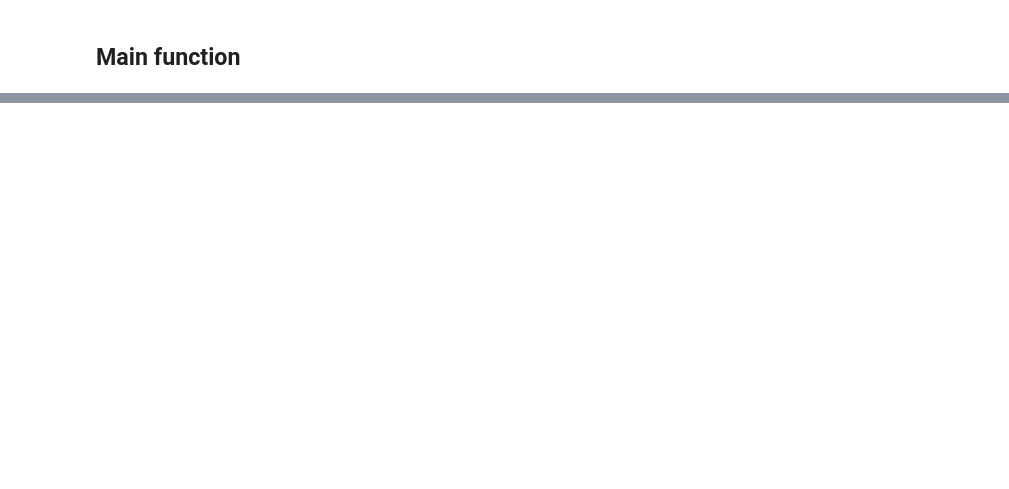
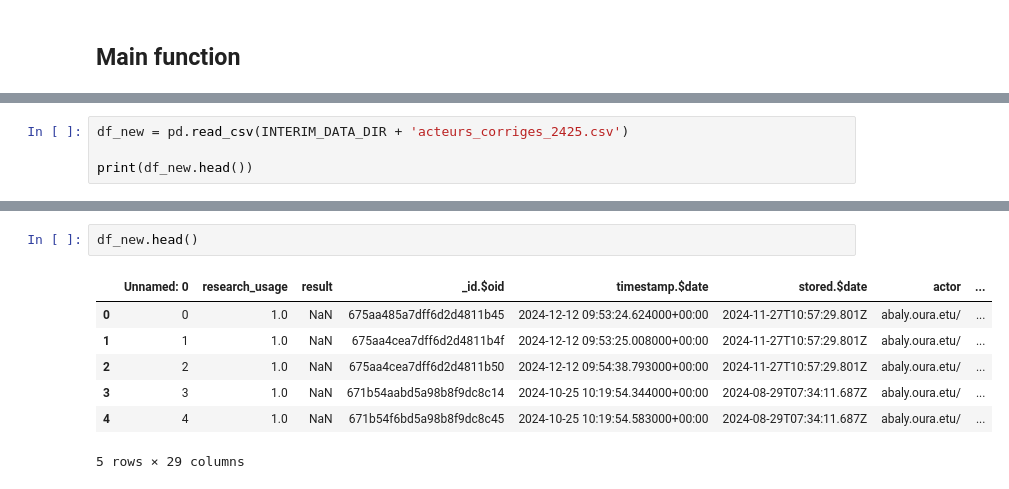
Before and after one commit to sana-mirahsani/ApprentissagePython-Tests, a Jupyter notebook: New src/notebooks/nettoyage_actuer_2425.ipynb, the cells around one changed output, grey strips where cells are left out. Drawn from its saved outputs; the diff is of its cells as text; blank space fills up the shorter version.

```diff
--- a/New src/notebooks/nettoyage_actuer_2425.ipynb
+++ b/New src/notebooks/nettoyage_actuer_2425.ipynb
@@ -216,0 +246,4 @@ The total number of not matching : 30
+# %%
+df_new = pd.read_csv(INTERIM_DATA_DIR + 'acteurs_corriges_2425.csv')
+
+print(df_new.head())
@@ -216,0 +268,10 @@ The total number of not matching : 30
+# %%
+df_new.head()
+# %% [output]
+|  | Unnamed: 0 | research_usage | result | _id.$oid | timestamp.$date | stored.$date | actor | ... |
+| 0 | 0 | 1.0 | NaN | 675aa485a7dff6d2d4811b45 | 2024-12-12 09:53:24.624000+00:00 | 2024-11-27T10:57:29.801Z | abaly.oura.etu/ | ... |
+| 1 | 1 | 1.0 | NaN | 675aa4cea7dff6d2d4811b4f | 2024-12-12 09:53:25.008000+00:00 | 2024-11-27T10:57:29.801Z | abaly.oura.etu/ | ... |
+| 2 | 2 | 1.0 | NaN | 675aa4cea7dff6d2d4811b50 | 2024-12-12 09:54:38.793000+00:00 | 2024-11-27T10:57:29.801Z | abaly.oura.etu/ | ... |
+| 3 | 3 | 1.0 | NaN | 671b54aabd5a98b8f9dc8c14 | 2024-10-25 10:19:54.344000+00:00 | 2024-08-29T07:34:11.687Z | abaly.oura.etu/ | ... |
+| 4 | 4 | 1.0 | NaN | 671b54f6bd5a98b8f9dc8c45 | 2024-10-25 10:19:54.583000+00:00 | 2024-08-29T07:34:11.687Z | abaly.oura.etu/ | ... |
+5 rows × 29 columns
```
Also changed, not shown: parts of 9 cells of this notebook, 2 other files.
